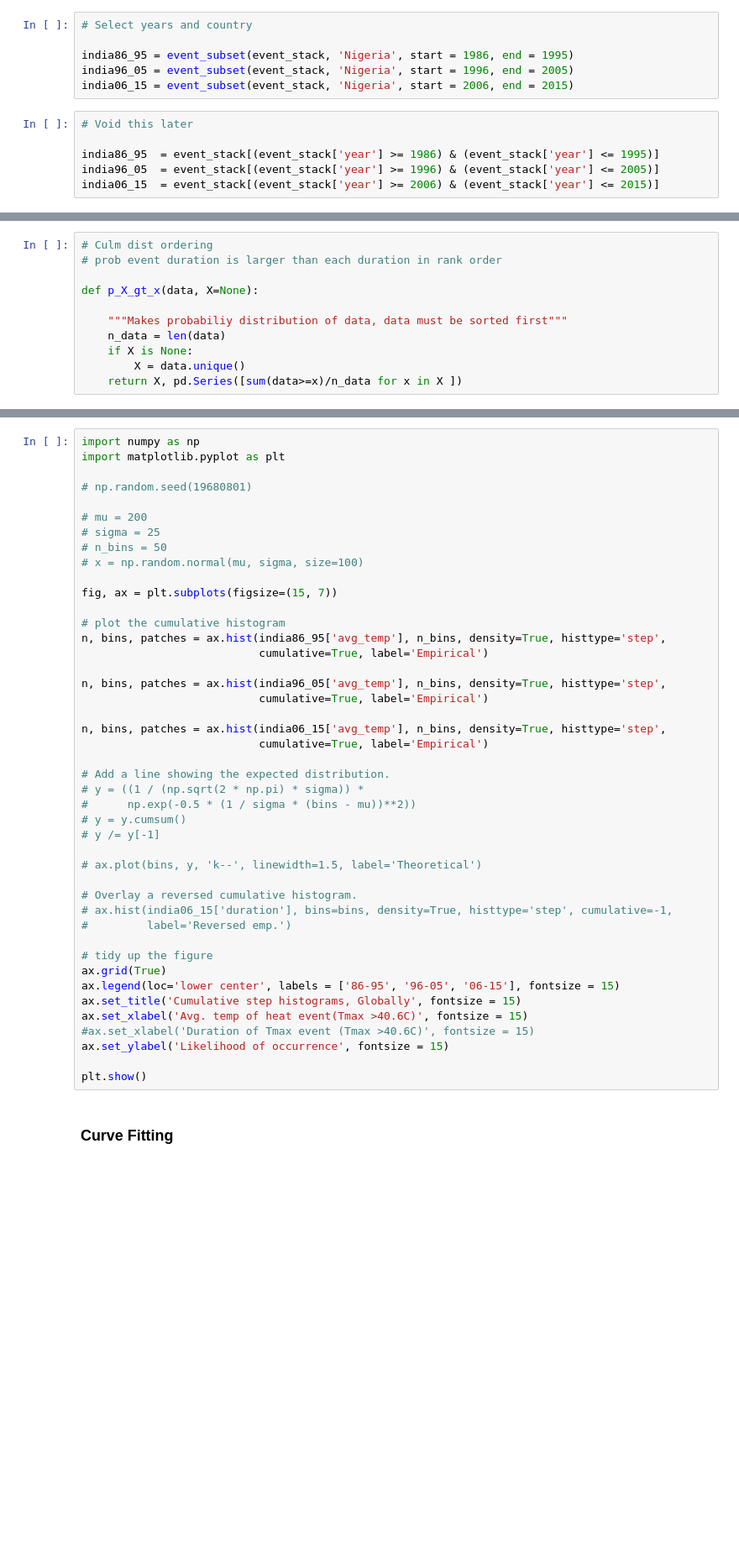
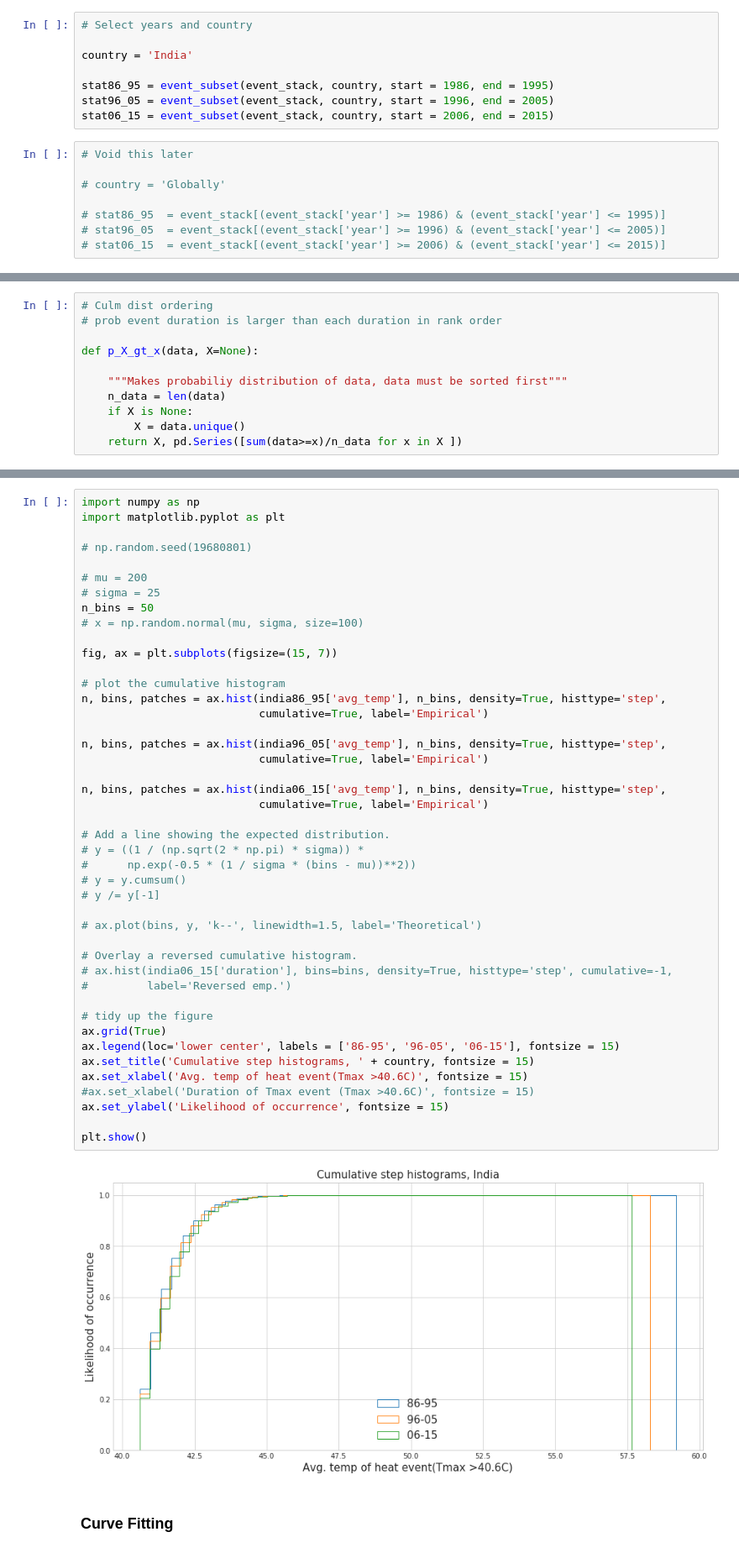
Before and after one commit to ecohydro/GlobalUrbanHeat, a Jupyter notebook: Notebooks/cpt_density_plots.ipynb, the cells around one changed output, grey strips where cells are left out. Shown at 84% size. Saved outputs shown, nothing was run; the diff lists cells and outputs as text; blank space fills up the shorter version.

Commit message:
all stats are good now

```diff
--- a/Notebooks/cpt_density_plots.ipynb
+++ b/Notebooks/cpt_density_plots.ipynb
@@ -94,15 +137,19 @@ def event_subset(df, country, start, end):
 # %%
 # Select years and country
 
-india86_95 = event_subset(event_stack, 'Nigeria', start = 1986, end = 1995)
-india96_05 = event_subset(event_stack, 'Nigeria', start = 1996, end = 2005)
-india06_15 = event_subset(event_stack, 'Nigeria', start = 2006, end = 2015)
+country = 'India'
+
+stat86_95 = event_subset(event_stack, country, start = 1986, end = 1995)
+stat96_05 = event_subset(event_stack, country, start = 1996, end = 2005)
+stat06_15 = event_subset(event_stack, country, start = 2006, end = 2015)
 # %%
 # Void this later
 
-india86_95  = event_stack[(event_stack['year'] >= 1986) & (event_stack['year'] <= 1995)]
-india96_05  = event_stack[(event_stack['year'] >= 1996) & (event_stack['year'] <= 2005)]
-india06_15  = event_stack[(event_stack['year'] >= 2006) & (event_stack['year'] <= 2015)]
+# country = 'Globally'
+
+# stat86_95  = event_stack[(event_stack['year'] >= 1986) & (event_stack['year'] <= 1995)]
+# stat96_05  = event_stack[(event_stack['year'] >= 1996) & (event_stack['year'] <= 2005)]
+# stat06_15  = event_stack[(event_stack['year'] >= 2006) & (event_stack['year'] <= 2015)]
 # %% [markdown]
 ### Culm Dist Plots
 # %%
@@ -159,7 +211,7 @@ import matplotlib.pyplot as plt
 
 # mu = 200
 # sigma = 25
-# n_bins = 50
+n_bins = 50
 # x = np.random.normal(mu, sigma, size=100)
 
 fig, ax = plt.subplots(figsize=(15, 7))
@@ -167,34 +219,36 @@ fig, ax = plt.subplots(figsize=(15, 7))
 # plot the cumulative histogram
 n, bins, patches = ax.hist(india86_95['avg_temp'], n_bins, density=True, histtype='step',
                            cumulative=True, label='Empirical')
 
 n, bins, patches = ax.hist(india96_05['avg_temp'], n_bins, density=True, histtype='step',
                            cumulative=True, label='Empirical')
 
 n, bins, patches = ax.hist(india06_15['avg_temp'], n_bins, density=True, histtype='step',
                            cumulative=True, label='Empirical')
 
 # Add a line showing the expected distribution.
 # y = ((1 / (np.sqrt(2 * np.pi) * sigma)) *
 #      np.exp(-0.5 * (1 / sigma * (bins - mu))**2))
 # y = y.cumsum()
 # y /= y[-1]
 
 # ax.plot(bins, y, 'k--', linewidth=1.5, label='Theoretical')
 
 # Overlay a reversed cumulative histogram.
 # ax.hist(india06_15['duration'], bins=bins, density=True, histtype='step', cumulative=-1,
 #         label='Reversed emp.')
 
 # tidy up the figure
 ax.grid(True)
 ax.legend(loc='lower center', labels = ['86-95', '96-05', '06-15'], fontsize = 15)
-ax.set_title('Cumulative step histograms, Globally', fontsize = 15)
+ax.set_title('Cumulative step histograms, ' + country, fontsize = 15)
 ax.set_xlabel('Avg. temp of heat event(Tmax >40.6C)', fontsize = 15)
 #ax.set_xlabel('Duration of Tmax event (Tmax >40.6C)', fontsize = 15)
 ax.set_ylabel('Likelihood of occurrence', fontsize = 15)
 
 plt.show()
+# %% [output]
+[figure, added]
 # %% [markdown]
 ### Curve Fitting
 # %%
```
Also changed, not shown: parts of 11 cells of this notebook, 1 other file.
